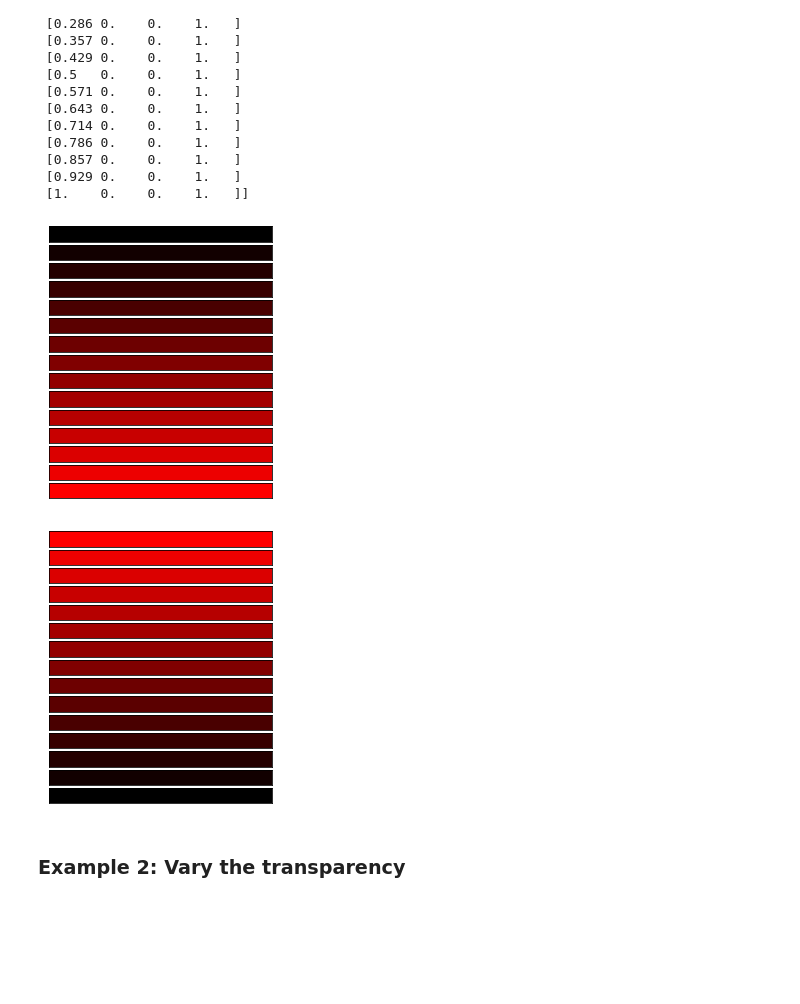
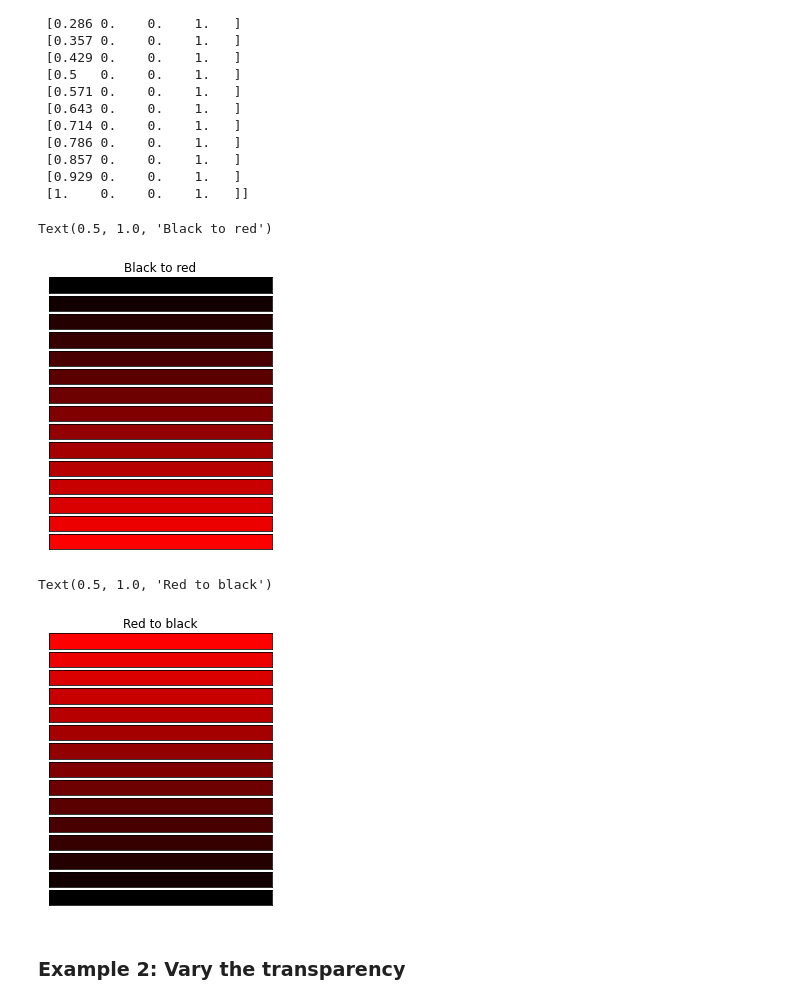
Before and after one commit to pawjast/medium, a Jupyter notebook: code/matplotlib custom RGB colours.ipynb, the cells around one changed output. Drawn from its saved outputs; the diff is of its cells as text; code cells hidden in the pictures; blank space fills up the shorter version.

```diff
--- a/code/matplotlib custom RGB colours.ipynb
+++ b/code/matplotlib custom RGB colours.ipynb
@@ -113,13 +127,13 @@ TODO: add simple example for each function
 # going from black to red:
 # [0, 0, 0, 1] to
 # [1, 0, 0, 1]
-counter = 15  # nr of colours
+nr_of_colours = 15  # nr of colours
 
 # Colours will be stored in a Numpy's array
 # Numpy array used 0-based indexing.
 
-# Define array of zeros, size: nr of colurs x 4
-colours = np.zeros((counter, 4))
+# Define array of zeros, size: nr of colurs x 4 channels (R, G, B, transparency)
+colours = np.zeros([nr_of_colours, 4])
 
 # Verify the type
 print(type(colours))
@@ -128,8 +142,8 @@ print(type(colours))
 # %%
 # Set alpha channel to 1
 colours[:, 3] = 1
-# Set the transition values
-colours[:, 0] = np.linspace(0, 1, counter)
+# Set the transition values: go from 0 to 1 in 15 steps along RED channel
+colours[:, 0] = np.linspace(0, 1, nr_of_colours)
 
 #Preview the array of colours
 np.set_printoptions(precision=3)
@@ -152,31 +166,37 @@ print(colours)
  [1.    0.    0.    1.   ]]
 # %%
 # Preview the colours
-fig, axs = plt.subplots(counter, 1,
-                        figsize=(4, counter/3),
+fig, axs = plt.subplots(nr_of_colours, 1,
+                        figsize=(4, nr_of_colours/3),
                        )
 
 for c, ax in zip(colours, axs):
     ax.set_facecolor(c)
     ax.set_xticks([])
     ax.set_yticks([])
+
+axs[0].set_title('Black to red')
 # %% [output]
+Text(0.5, 1.0, 'Black to red')
-[figure, old version]
+[figure, new version]
 # %%
 # To revere the order:
 reversed_colours = colours[::-1]
 # %%
 # Preview the colours
-fig, axs = plt.subplots(counter, 1,
-                        figsize=(4, counter/3),
+fig, axs = plt.subplots(nr_of_colours, 1,
+                        figsize=(4, nr_of_colours/3),
                        )
 
 for c, ax in zip(reversed_colours, axs):
     ax.set_facecolor(c)
     ax.set_xticks([])
     ax.set_yticks([])
+
+axs[0].set_title('Red to black')
 # %% [output]
+Text(0.5, 1.0, 'Red to black')
-[figure, old version]
+[figure, new version]
 # %% [markdown]
 ### Example 2: Vary the transparency
 # %%
```
Also changed, not shown: parts of 25 cells of this notebook.
